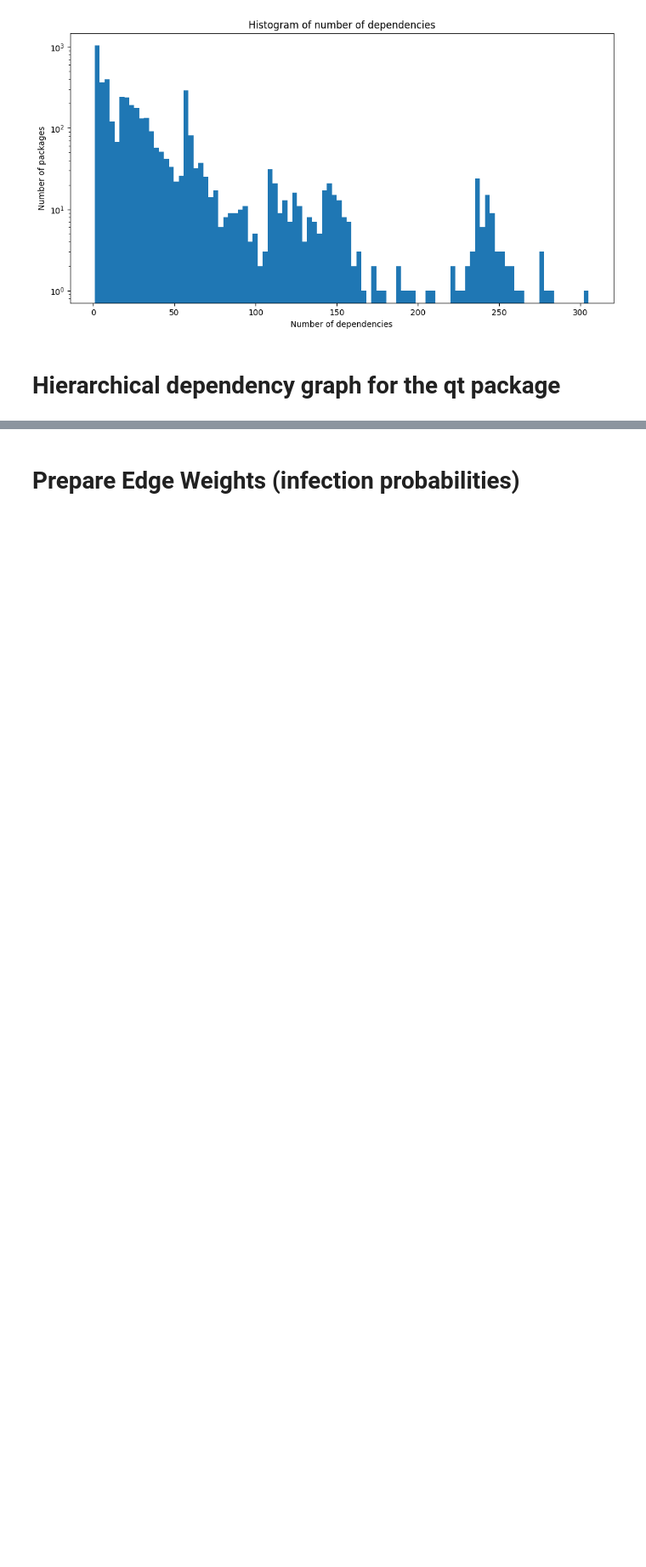
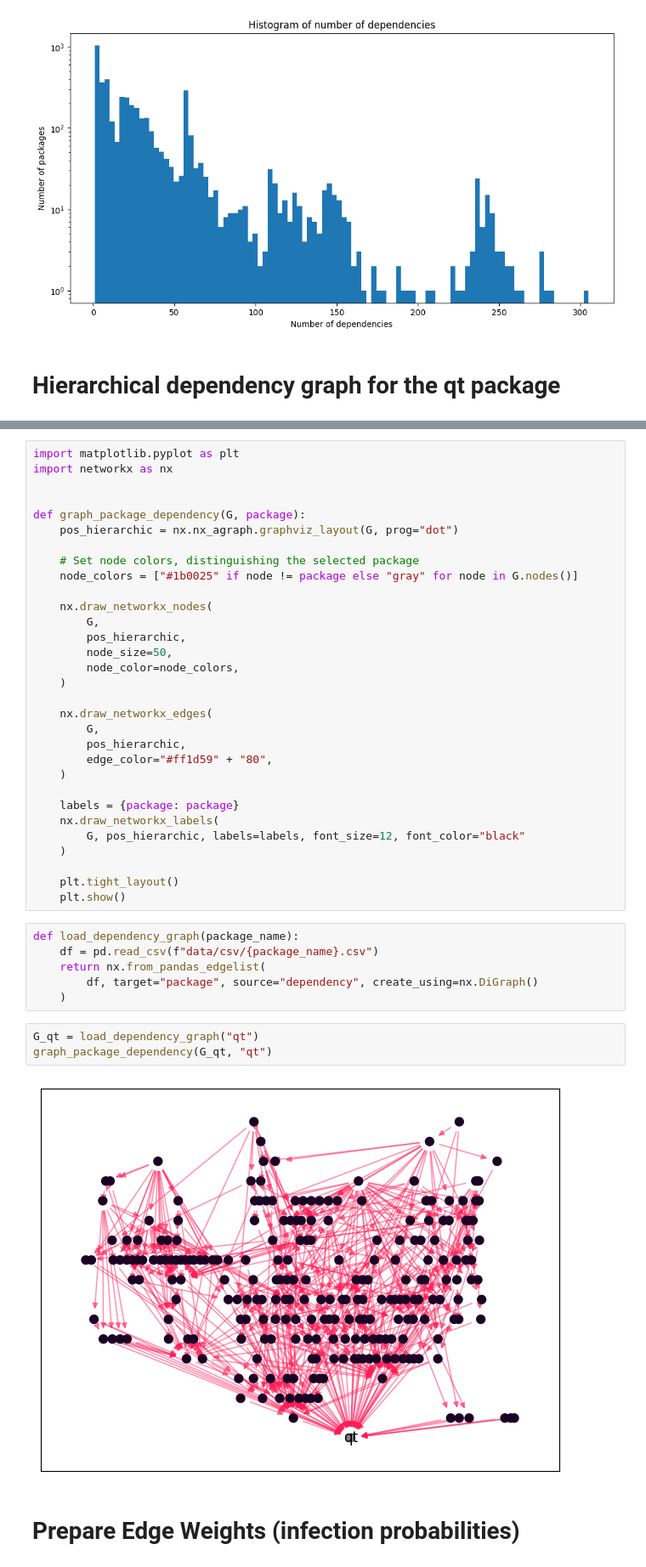
Before and after one commit to Krrer-uni/DAVe, a Jupyter notebook: dave.ipynb, the cells around one changed output, grey strips where cells are left out. Shown at 85% size. Saved outputs shown, nothing was run; the diff lists cells and outputs as text; blank space fills up the shorter version.

```diff
--- a/dave.ipynb
+++ b/dave.ipynb
@@ -263,3 +225,45 @@ plt.show()
+# %%
+import matplotlib.pyplot as plt
+import networkx as nx
+
+
+def graph_package_dependency(G, package):
+    pos_hierarchic = nx.nx_agraph.graphviz_layout(G, prog="dot")
+
+    # Set node colors, distinguishing the selected package
+    node_colors = ["#1b0025" if node != package else "gray" for node in G.nodes()]
+
+    nx.draw_networkx_nodes(
+        G,
+        pos_hierarchic,
+        node_size=50,
+        node_color=node_colors,
+    )
+
+    nx.draw_networkx_edges(
+        G,
+        pos_hierarchic,
+        edge_color="#ff1d59" + "80",
+    )
+
+    labels = {package: package}
+    nx.draw_networkx_labels(
+        G, pos_hierarchic, labels=labels, font_size=12, font_color="black"
+    )
+
+    plt.tight_layout()
+    plt.show()
+# %%
+def load_dependency_graph(package_name):
+    df = pd.read_csv(f"data/csv/{package_name}.csv")
+    return nx.from_pandas_edgelist(
+        df, target="package", source="dependency", create_using=nx.DiGraph()
+    )
+# %%
+G_qt = load_dependency_graph("qt")
+graph_package_dependency(G_qt, "qt")
+# %% [output]
+[figure, added]
 # %% [markdown]
 # Prepare Edge Weights (infection probabilities)
 # %%
```
Also changed, not shown: parts of 12 cells of this notebook, 1 other file.
